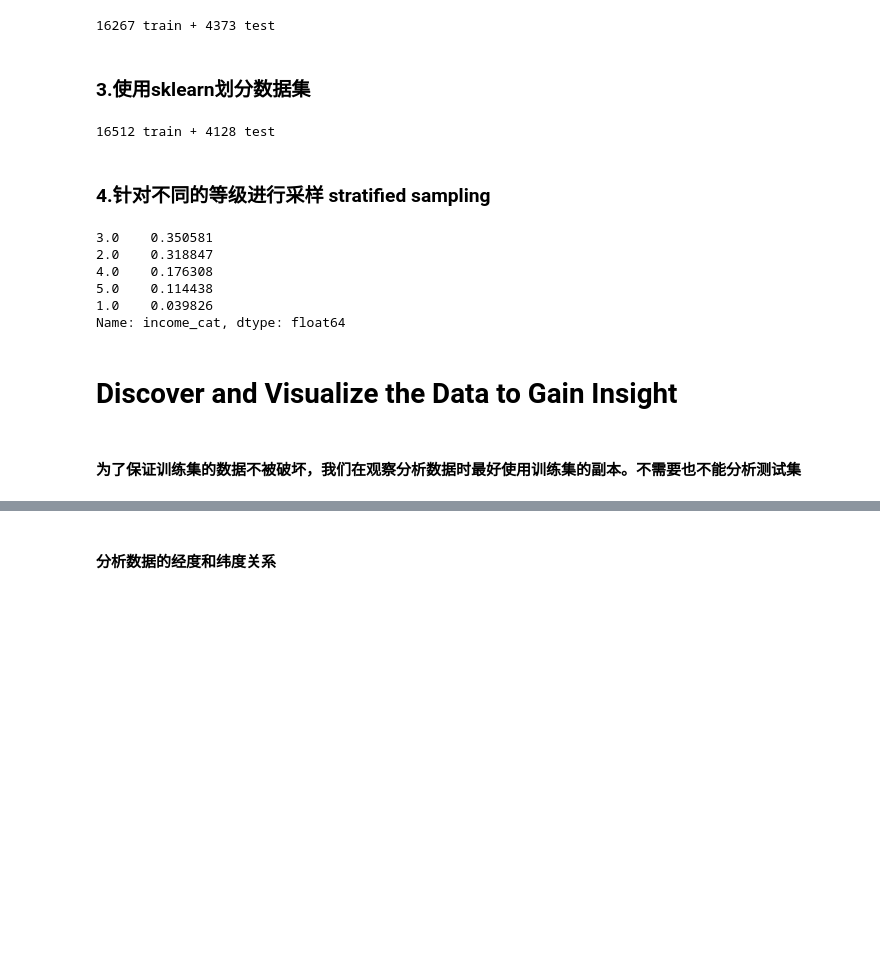
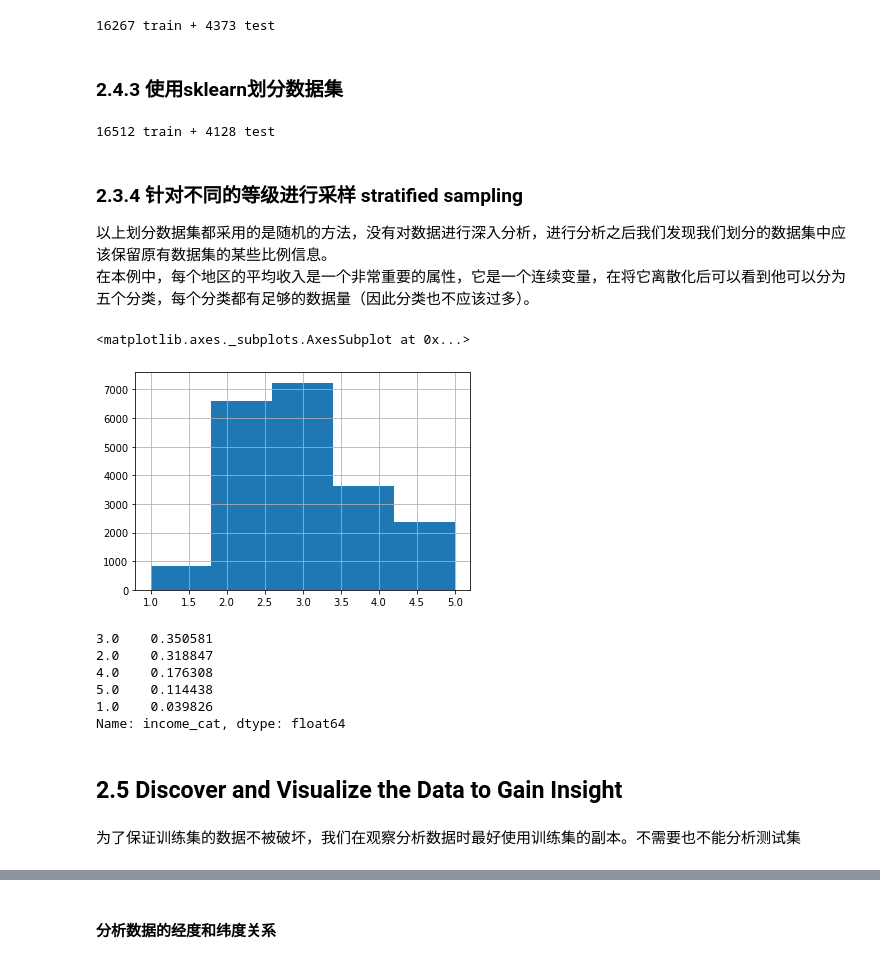
Before and after one commit to leilalu/HandsOn-ML-Notes, a Jupyter notebook: Housing.ipynb, the cells around one changed output, grey strips where cells are left out. Drawn from its saved outputs; the diff is of its cells as text; code cells hidden in the pictures; blank space fills up the shorter version.

```diff
--- a/Housing.ipynb
+++ b/Housing.ipynb
@@ -188,7 +258,7 @@ print(len(train_set), "train +", len(test_set), "test")
 # %% [output]
 16267 train + 4373 test
 # %% [markdown]
-### 3.使用sklearn划分数据集
+### 2.4.3 使用sklearn划分数据集
 # %%
 from sklearn.model_selection import train_test_split
 train_set, test_set = train_test_split(housing, test_size=0.2, random_state=42)
@@ -197,10 +267,19 @@ print(len(train_set), "train +", len(test_set), "test")
 # %% [output]
 16512 train + 4128 test
 # %% [markdown]
-### 4.针对不同的等级进行采样 stratified sampling
+### 2.3.4 针对不同的等级进行采样 stratified sampling
+以上划分数据集都采用的是随机的方法，没有对数据进行深入分析，进行分析之后我们发现我们划分的数据集中应该保留原有数据集的某些比例信息。
+在本例中，每个地区的平均收入是一个非常重要的属性，它是一个连续变量，在将它离散化后可以看到他可以分为五个分类，每个分类都有足够的数据量（因此分类也不应该过多）。
 # %%
-housing["income_cat"] = np.ceil(housing["median_income"] / 1.5) # ceil函数返回输入值的上限
-housing["income_cat"].where(housing["income_cat"] < 5, 5.0, inplace=True) # 大于5时，用5.0替换
+# ceil函数返回输入值的上限
+housing["income_cat"] = np.ceil(housing["median_income"] / 1.5)
+# 大于5时，用5.0替换
+housing["income_cat"].where(housing["income_cat"] < 5, 5.0, inplace=True)
+# 直方图展示
+housing["income_cat"].hist(bins=5)
+# %% [output]
+<matplotlib.axes._subplots.AxesSubplot at 0x...>
+[figure, added]
 # %%
 from sklearn.model_selection import StratifiedShuffleSplit
 
@@ -225,4 +305,4 @@ for set in (strat_train_set, strat_test_set):
 # %% [markdown]
-# Discover and Visualize the Data to Gain Insight
+## 2.5 Discover and Visualize the Data to Gain Insight
 # %% [markdown]
-#### 为了保证训练集的数据不被破坏，我们在观察分析数据时最好使用训练集的副本。不需要也不能分析测试集
+为了保证训练集的数据不被破坏，我们在观察分析数据时最好使用训练集的副本。不需要也不能分析测试集
```
Also changed, not shown: parts of 69 cells of this notebook.
